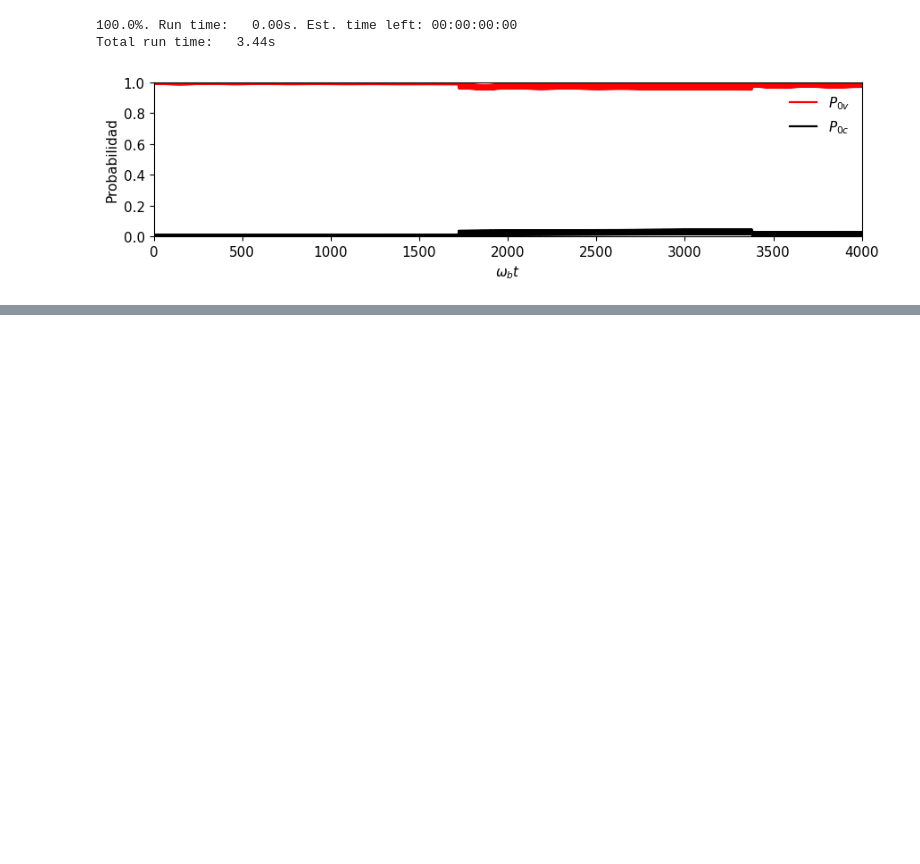
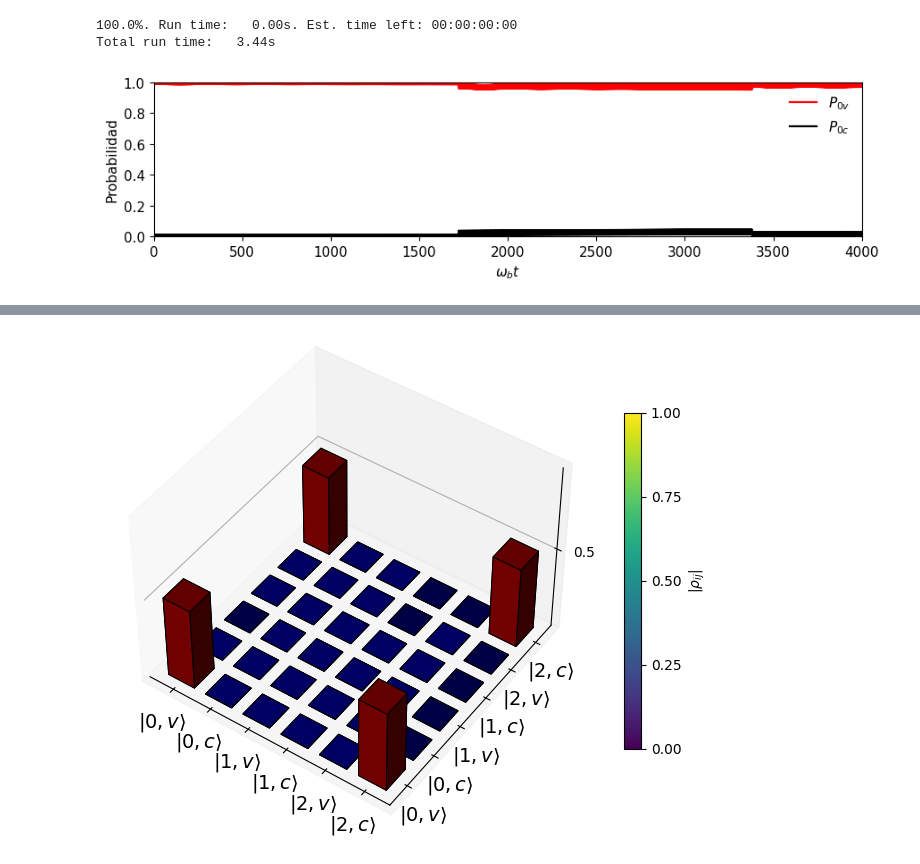
Before and after one commit to jhongarciab/QuantumOptics, a Jupyter notebook: nphonon_bundle.ipynb, the cells around one changed output, grey strips where cells are left out. Cells and saved outputs as stored; diff of their text form; code cells hidden in the pictures; blank space fills up the shorter version.

```diff
--- a/nphonon_bundle.ipynb
+++ b/nphonon_bundle.ipynb
@@ -1045,0 +697,93 @@ Total run time:   5.82s
+# %%
+import numpy as np
+import qutip as qt
+import matplotlib.pyplot as plt
+from qutip.visualization import matrix_histogram
+from matplotlib.colors import Normalize
+from matplotlib.cm import ScalarMappable
+
+Delta_over_ob = -2.0
+lam_over_ob   = 0.1
+Omega_over_ob = 0.2
+kappa_over_ob = 0.002
+gamma_over_ob = 0.0002
+gphi_over_ob  = 0.0004
+
+N  = 3
+a  = qt.tensor(qt.destroy(N), qt.qeye(2))
+sm = qt.tensor(qt.qeye(N), qt.sigmam())
+sp = sm.dag()
+sx = qt.tensor(qt.qeye(N), qt.sigmax())
+proj_e = sp * sm
+
+H = (
+    Delta_over_ob * proj_e
+    + (a.dag() * a)
+    + lam_over_ob * proj_e * (a + a.dag())
+    + Omega_over_ob * sx
+)
+
+c_ops = [
+    np.sqrt(kappa_over_ob) * a,
+    np.sqrt(gamma_over_ob) * sm,
+    np.sqrt(gphi_over_ob)  * proj_e
+]
+
+ket_v, ket_c = qt.basis(2, 0), qt.basis(2, 1)
+psi0 = (qt.tensor(qt.basis(N, 0), ket_v) + qt.tensor(qt.basis(N, 2), ket_c)).unit()
+
+tmax  = 8.0 / max(kappa_over_ob, 1e-9)
+tlist = np.linspace(0.0, tmax, 2001)
+
+nb_sys = a.dag() * a
+res_flux = qt.mesolve(H, psi0, tlist, c_ops, [nb_sys], progress_bar=None)
+flux_t = kappa_over_ob * np.real(res_flux.expect[0])
+
+idx_star = int(np.nanargmax(flux_t))
+t_star   = float(tlist[idx_star])
+
+rho_tstar = qt.mesolve(H, psi0, [t_star], c_ops, [], progress_bar=None).states[-1]
+
+USE_SWAP = False
+
+def permutation_operator_from_old_indices(old_indices):
+    """Dado el mapeo new_index -> old_index, crea P tal que |e_new> = P |e_old>."""
+    dim = len(old_indices)
+    P_mat = np.zeros((dim, dim), dtype=complex)
+    for new_i, old_i in enumerate(old_indices):
+        P_mat[new_i, old_i] = 1.0
+    return qt.Qobj(P_mat, dims=[[2, N], [2, N]])
+
+if USE_SWAP:
+    old_indices = [1, 0, 3, 2, 5, 4]
+    P = permutation_operator_from_old_indices(old_indices)
+    rho_plot = P * rho_tstar * P.dag()
+else:
+    rho_plot = rho_tstar
+
+kets_labels = [r"$|0,v\rangle$", r"$|0,c\rangle$",
+               r"$|1,v\rangle$", r"$|1,c\rangle$",
+               r"$|2,v\rangle$", r"$|2,c\rangle$"]
+
+try:
+    fig, ax = matrix_histogram(rho_plot, kets_labels, kets_labels,
+                               limits=[0, 1], colorbar=False)
+    add_manual_cbar = True
+except TypeError:
+    fig, ax = matrix_histogram(rho_plot, kets_labels, kets_labels, limits=[0, 1])
+    add_manual_cbar = False
+
+ax.view_init(azim=-55, elev=45)
+ax.set_zlim(0, 1)
+
+if add_manual_cbar:
+    norm = Normalize(vmin=0.0, vmax=1.0)
+    sm   = ScalarMappable(norm=norm, cmap=plt.get_cmap())
+    sm.set_array([])
+    cbar = plt.colorbar(sm, ax=ax, pad=0.06, shrink=0.7)
+    cbar.set_ticks([0, 0.25, 0.5, 0.75, 1.0])
+    cbar.set_label(r"$|\rho_{ij}|$")
+
+plt.tight_layout()
+plt.show()
+# %% [output]
@@ -1045,0 +792 @@ Total run time:   5.82s
+[figure, added]
```
Also changed, not shown: parts of 11 cells of this notebook.
